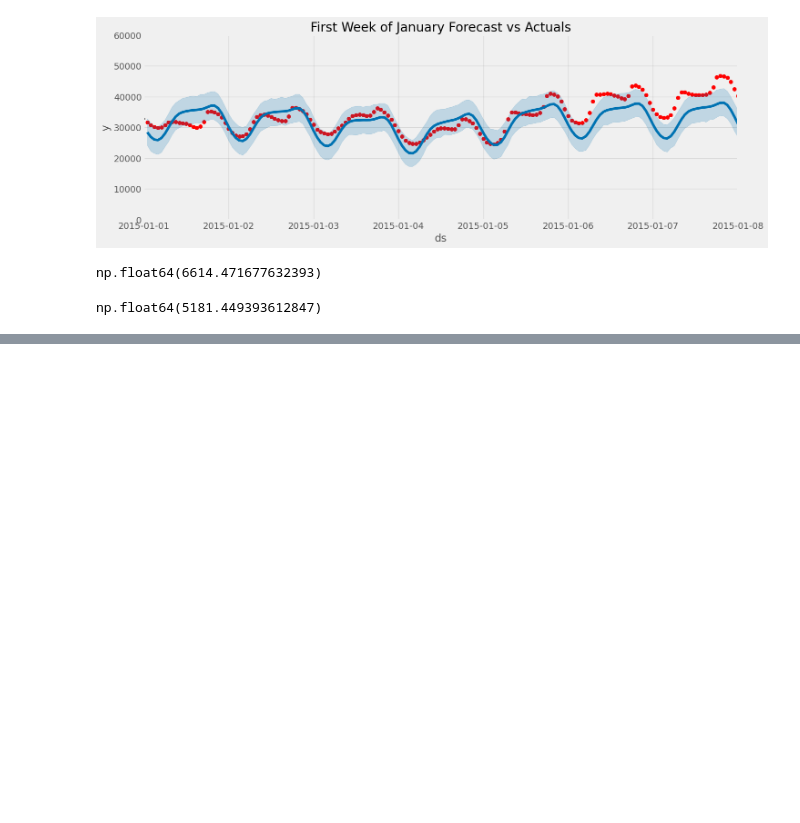
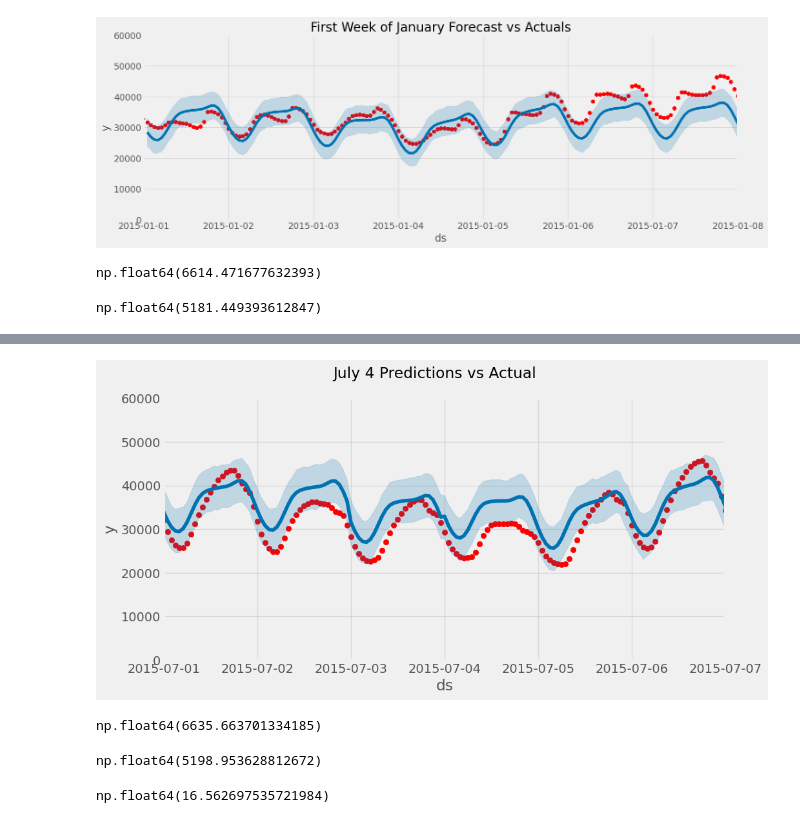
Before and after one commit to cs99alpha/Facebook-Prophet-Project, a Jupyter notebook: Prophet_play.ipynb, the cells around one changed output, grey strips where cells are left out. Saved outputs shown, nothing was run; the diff lists cells and outputs as text; code cells hidden in the pictures; blank space fills up the shorter version.

```diff
--- a/Prophet_play.ipynb
+++ b/Prophet_play.ipynb
@@ -194,0 +233,25 @@ np.float64(5181.449393612847)
+# %%
+fig, ax = plt.subplots(figsize=(10, 5))
+ax.scatter(pjme_test.index, pjme_test['PJME_MW'], color='r')
+fig  = model.plot(pjme_test_fcast_with_hols, ax=ax)
+ax.set_xbound(lower=pd.to_datetime('07-01-2015'),
+              upper=pd.to_datetime('07-07-2015'))
+ax.set_ylim(0, 60000)
+plot = plt.suptitle('July 4 Predictions vs Actual')
+# %% [output]
+[figure, added]
+# %%
+np.sqrt(mean_squared_error(y_true=pjme_test['PJME_MW'],
+                           y_pred=pjme_test_fcast_with_hols['yhat']))
+# %% [output]
+np.float64(6635.663701334185)
+# %%
+mean_absolute_error(y_true=pjme_test['PJME_MW'],
+                    y_pred=pjme_test_fcast_with_hols['yhat'])
+# %% [output]
+np.float64(5198.953628812672)
+# %%
+mean_absolute_percentage_error(y_true=pjme_test['PJME_MW'],
+                               y_pred=pjme_test_fcast_with_hols['yhat'])
+# %% [output]
+np.float64(16.562697535721984)
```
Also changed, not shown: parts of 10 cells of this notebook.
